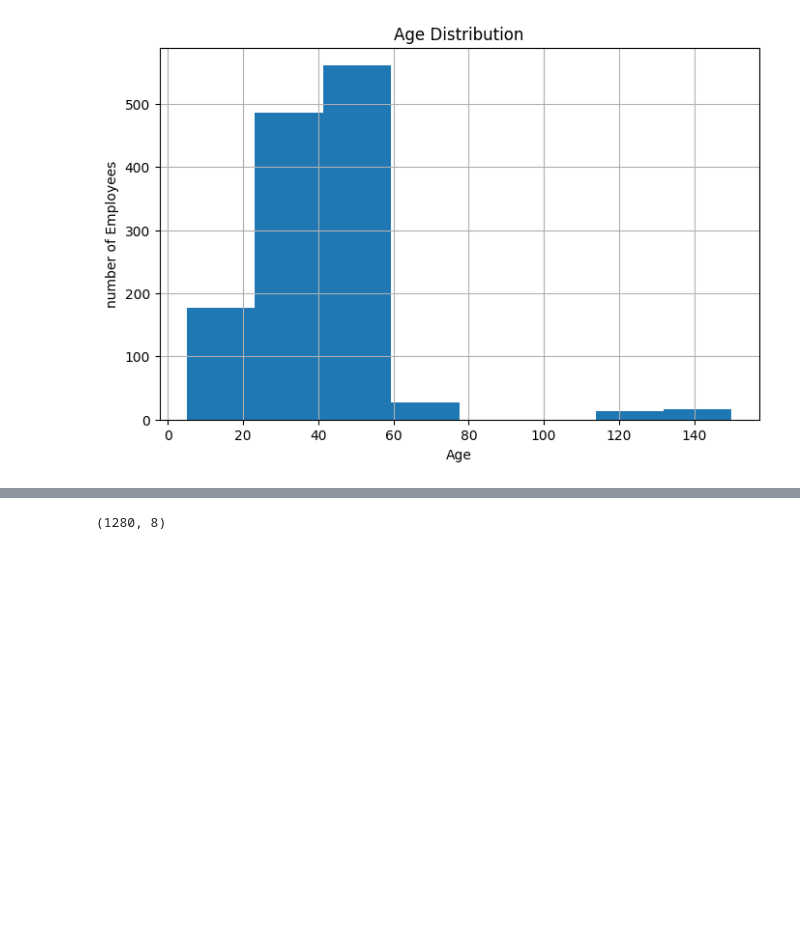
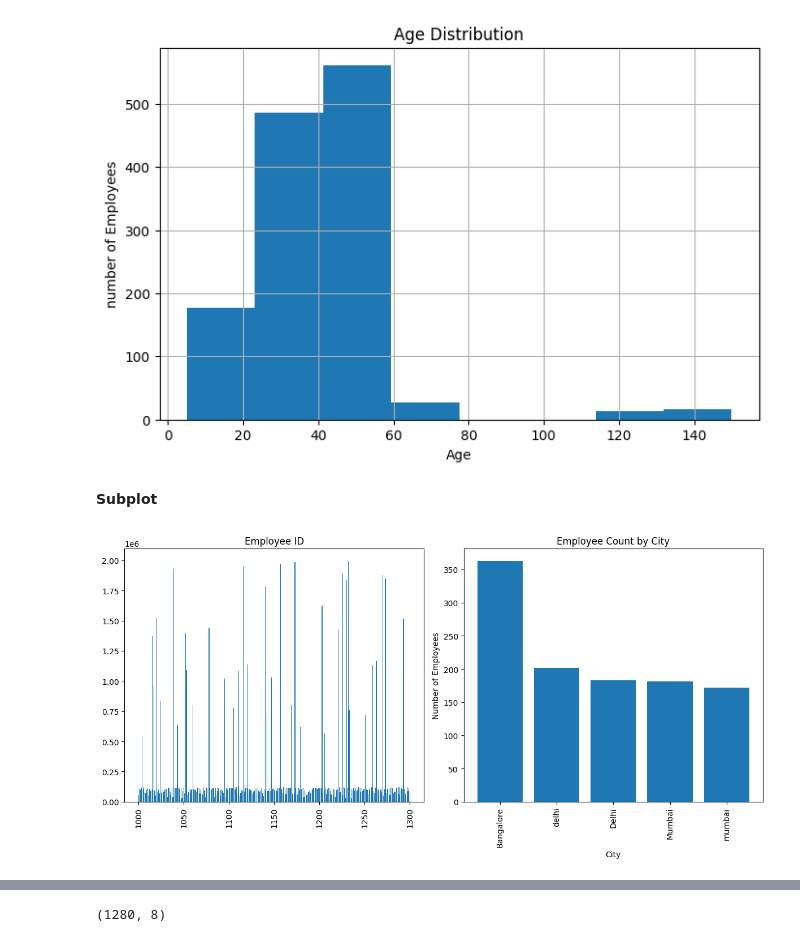
Before and after one commit to khushichoudhary842-source/Online-Store-Orders, a Jupyter notebook: Massive_Employee_Dataset.ipynb, the cells around one changed output, grey strips where cells are left out. Saved outputs shown, nothing was run; the diff lists cells and outputs as text; code cells hidden in the pictures; blank space fills up the shorter version.

```diff
--- a/Massive_Employee_Dataset.ipynb
+++ b/Massive_Employee_Dataset.ipynb
@@ -93,3 +95,25 @@ plt.grid(True)
 plt.show()
 # %% [output]
 [figure]
+# %% [markdown]
+**Subplot**
+# %%
+plt.figure(figsize=(12,6))
+plt.subplot(1,2,1)
+plt.bar(df['EmployeeID'], df['Salary'])
+plt.title('Employee ID')
+plt.xticks(rotation=90)
+
+plt.subplot(1,2,2)
+city_count = df['City'].value_counts()
+plt.bar(city_count.index, city_count.values)
+plt.title('Employee Count by City')
+plt.xticks(rotation=90)
+
+plt.tight_layout()
+plt.xlabel('City')
+plt.ylabel('Number of Employees')
+plt.tight_layout()
+plt.show()
+# %% [output]
+[figure, added]
```
Also changed, not shown: parts of 16 cells of this notebook.
